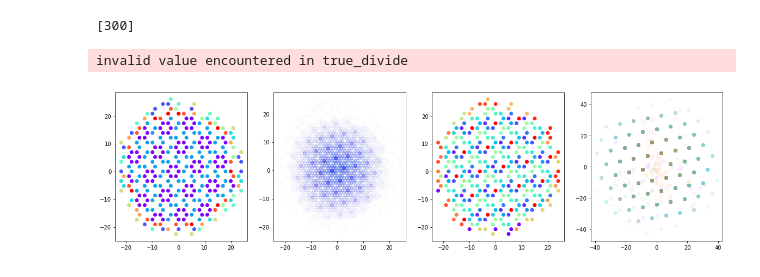
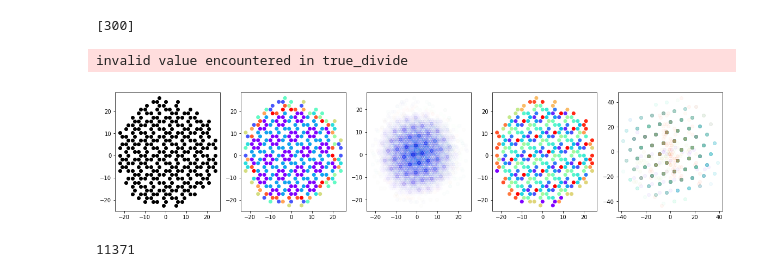
Before and after one commit to blondegeek/linus, a Jupyter notebook: lattice_and_symm.ipynb, the cells around one changed output. Drawn from its saved outputs; the diff is of its cells as text; code cells hidden in the pictures.

```diff
--- a/lattice_and_symm.ipynb
+++ b/lattice_and_symm.ipynb
@@ -73,23 +73,24 @@ norms_clusters = {k: [] for k in range(10)}
 for k,v in zip(norms_colors, np_pos):
     norms_clusters[k].append(v)
 # %%
-diff_vect_dict = get_cluster_function(sph_clusters, lambda a,b: a - b)
-midpoint_dict = get_cluster_function(norms_clusters, lambda a,b: (a + b) / 2.)
+diff_vect_dict, diff_pairs_dict = get_cluster_function(sph_clusters, lambda a,b: a - b)
+midpoint_dict, mid_pairs_dict = get_cluster_function(norms_clusters, lambda a,b: (a + b) / 2.)
 # %%
-fig, axes = plt.subplots(1, 4, figsize=(20,5))
-axes[0].scatter(np_pos[:, 0].tolist(), np_pos[:, 1].tolist(), c=norms_colors, cmap=cm.rainbow)
-axes[2].scatter(np_pos[:, 0].tolist(), np_pos[:, 1].tolist(), c=sph_colors, cmap=cm.rainbow)
+fig, axes = plt.subplots(1, 5, figsize=(20,4))
+axes[0].plot(np_pos[:, 0].tolist(), np_pos[:, 1].tolist(), 'ko')
+axes[1].scatter(np_pos[:, 0].tolist(), np_pos[:, 1].tolist(), c=norms_colors, cmap=cm.rainbow)
+axes[3].scatter(np_pos[:, 0].tolist(), np_pos[:, 1].tolist(), c=sph_colors, cmap=cm.rainbow)
 # Get translation vector between sph clusters (identical spherical harmonics)
 for i, (cluster, diff_vectors) in enumerate(diff_vect_dict.items()):
     diff_vectors = np.array(diff_vectors)
     if len(diff_vectors) > 0:
-        axes[3].plot(diff_vectors[:,0], diff_vectors[:,1],'o', alpha=0.05, color=cm.rainbow(i/20))
+        axes[4].plot(diff_vectors[:,0], diff_vectors[:,1],'o', alpha=0.05, color=cm.rainbow(i/20))
 #     axes[3].plot(np_pos[:,0], np_pos[:,1], 'ko')
 # mid_points = []
 for i, (cluster, mid_points) in enumerate(midpoint_dict.items()):
     mid_points = np.array(mid_points)
     if len(mid_points) > 0:
-        axes[1].plot(mid_points[:,0], mid_points[:,1],'o', alpha=0.01, color=cm.rainbow(i/10))
+        axes[2].plot(mid_points[:,0], mid_points[:,1],'o', alpha=0.01, color=cm.rainbow(i/10))
 #     axes[1].plot(np_pos[:,0], np_pos[:,1], 'ko')
 # %% [output]
-[figure, old version]
+[figure, new version]
@@ -95,0 +157,4 @@ for i, (cluster, mid_points) in enumerate(midpoint_dict.items()):
+# %%
+len(symm_points)
+# %% [output]
+11371
```
Also changed, not shown: parts of 9 cells of this notebook.
